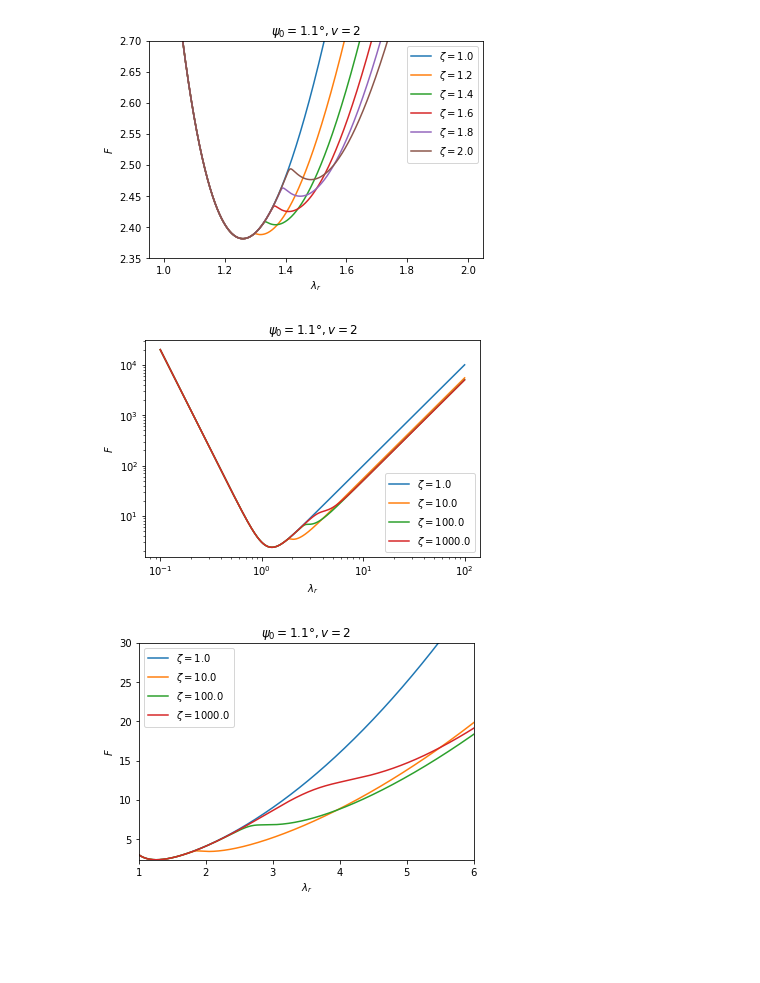
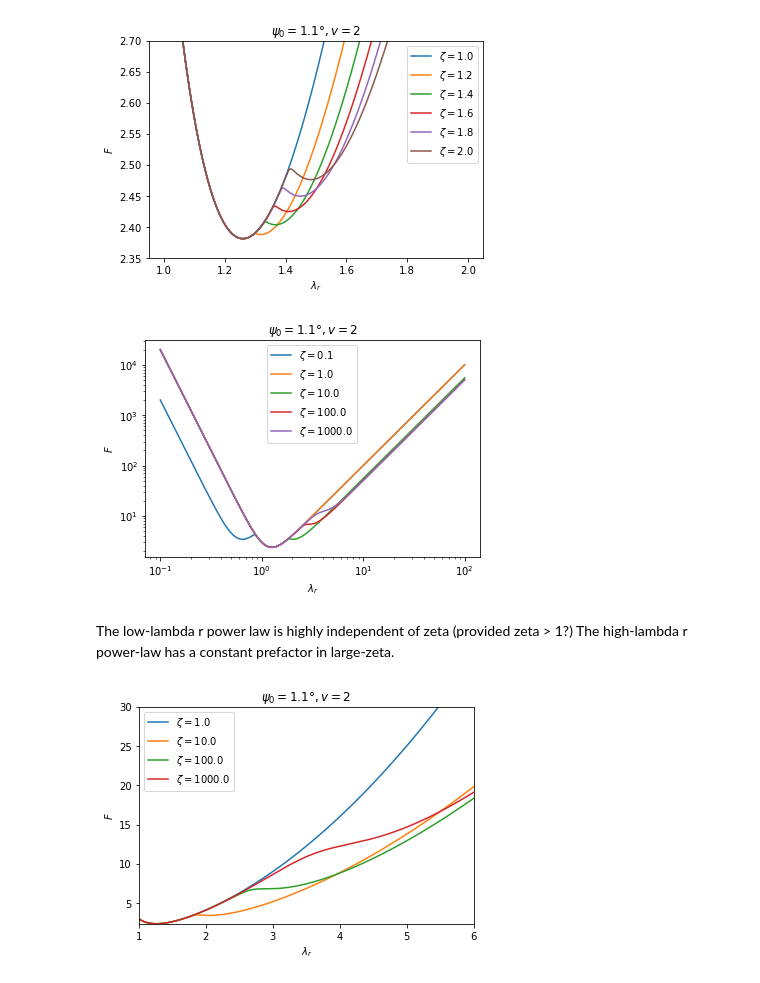
Before and after one commit to gouwsxander/hydrated-liquid-crystal-elastomers, a Jupyter notebook: Free energy minimization/plot_free_energy.ipynb, the cells around one changed output. Drawn from its saved outputs; the diff is of its cells as text; code cells hidden in the pictures; blank space fills up the shorter version.

```diff
--- a/Free energy minimization/plot_free_energy.ipynb
+++ b/Free energy minimization/plot_free_energy.ipynb
@@ -80,16 +82,19 @@ plt.show()
 # %% [output]
 [figure]
 # %%
-plot_reduced_free_energy_vs_lambda_r_vary_zeta(np.logspace(-1, 2, 1000, base=10), 0.02, 2, [ONE, 10, 100, 1000])
+plot_reduced_free_energy_vs_lambda_r_vary_zeta(np.logspace(-1, 2, 1000, base=10), 0.02, 2, [0.1, ONE, 10, 100, 1000])
 #plt.xlim(1,1.7)
 #plt.ylim(2.35,2.7)
 
 plt.xscale('log')
 plt.yscale('log')
 
 plt.show()
 # %% [output]
-[figure, old version]
+[figure, new version]
+# %% [markdown]
+The low-lambda r power law is highly independent of zeta (provided zeta > 1?)
+The high-lambda r power-law has a constant prefactor in large-zeta.
 # %%
 plot_reduced_free_energy_vs_lambda_r_vary_zeta(np.logspace(0, 1, 1000, base=10), 0.02, 2, [ONE, 10, 100, 1000])
 plt.xlim(1,6)
```
Also changed, not shown: parts of 1 cell of this notebook.
